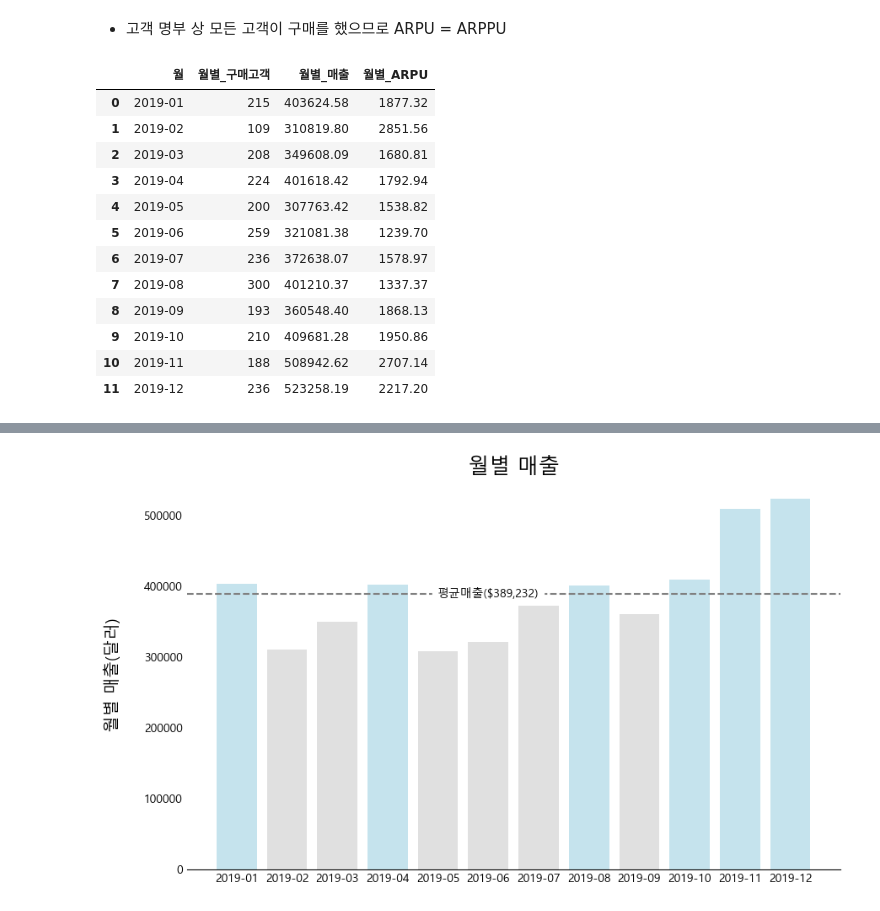
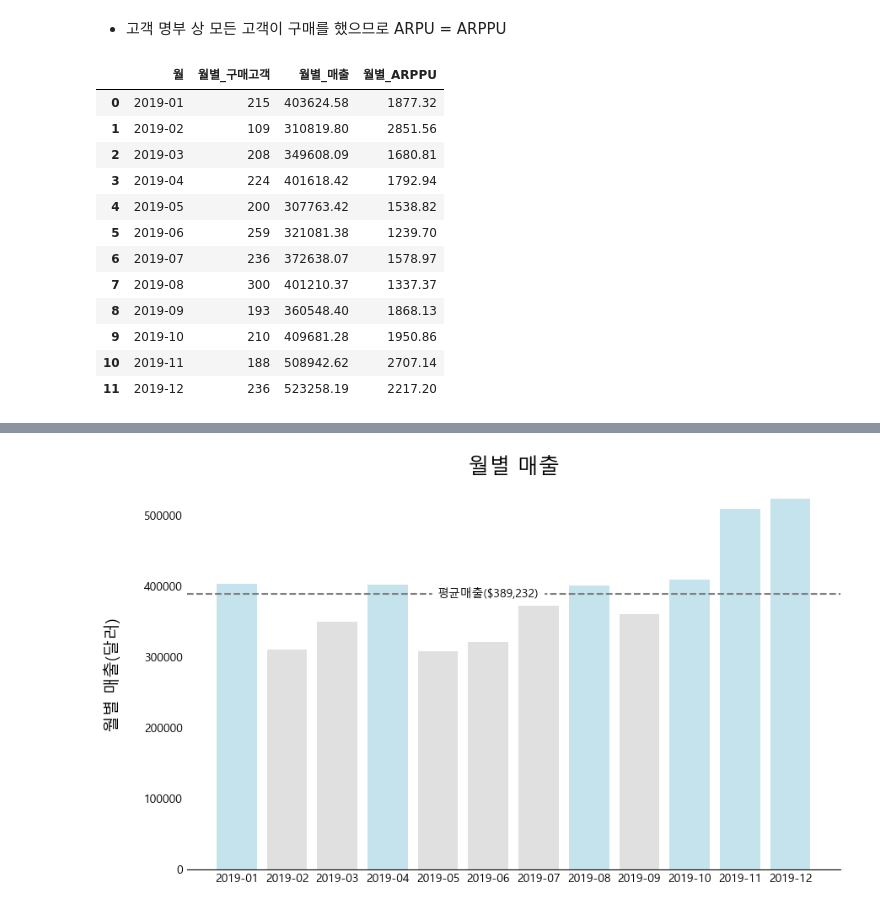
Before and after one commit to buzziru/ML_COMMERCE, a Jupyter notebook: eda/01_First Look_매출분석.ipynb, the cells around one changed output, grey strips where cells are left out. Saved outputs shown, nothing was run; the diff lists cells and outputs as text; code cells hidden in the pictures.

```diff
--- a/eda/01_First Look_매출분석.ipynb
+++ b/eda/01_First Look_매출분석.ipynb
@@ -176,28 +176,28 @@ show_sql_result(sql)
 # %%
 sql = '''
 SELECT
     DATE_FORMAT(TransactionDate, '%Y-%m') AS 월,
     COUNT(DISTINCT CustomerID) AS 월별_구매고객,
     ROUND(SUM(매출), 2) AS 월별_매출,
-    ROUND(SUM(매출) / COUNT(DISTINCT CustomerID), 2) AS 월별_ARPU
+    ROUND(SUM(매출) / COUNT(DISTINCT CustomerID), 2) AS 월별_ARPPU
 FROM(
     SELECT
         CustomerID,
         TransactionDate,
         SUM(Quantity * AverageAmount) AS 매출
     FROM
         sales
     GROUP BY
         CustomerID, TransactionDate
 ) AS 매출_합계
 GROUP BY 월
 ORDER BY 월
 ;
 '''
-month_arpu = show_sql_result(sql)
-month_arpu
+month_arppu = show_sql_result(sql)
+month_arppu
 # %% [output]
-|  | 월 | 월별_구매고객 | 월별_매출 | 월별_ARPU |
+|  | 월 | 월별_구매고객 | 월별_매출 | 월별_ARPPU |
 | 0 | 2019-01 | 215 | 403624.58 | 1877.32 |
 | 1 | 2019-02 | 109 | 310819.80 | 2851.56 |
 | 2 | 2019-03 | 208 | 349608.09 | 1680.81 |
```
Also changed, not shown: parts of 10 cells of this notebook.
